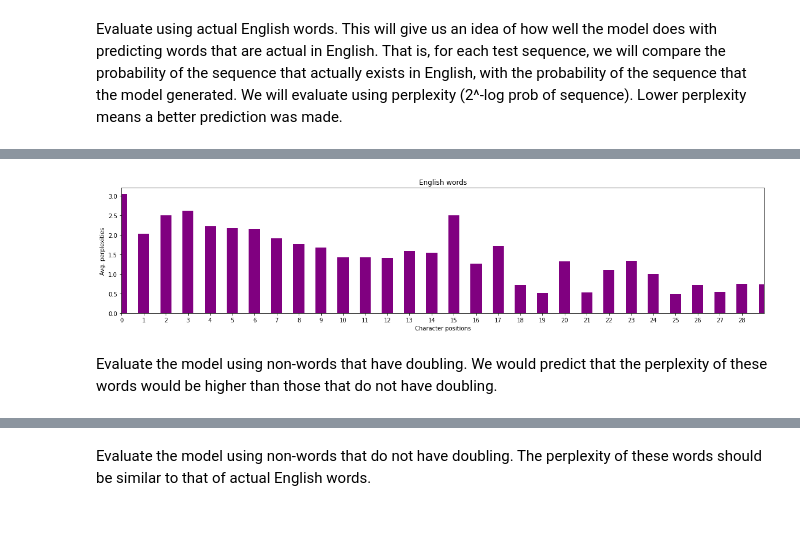
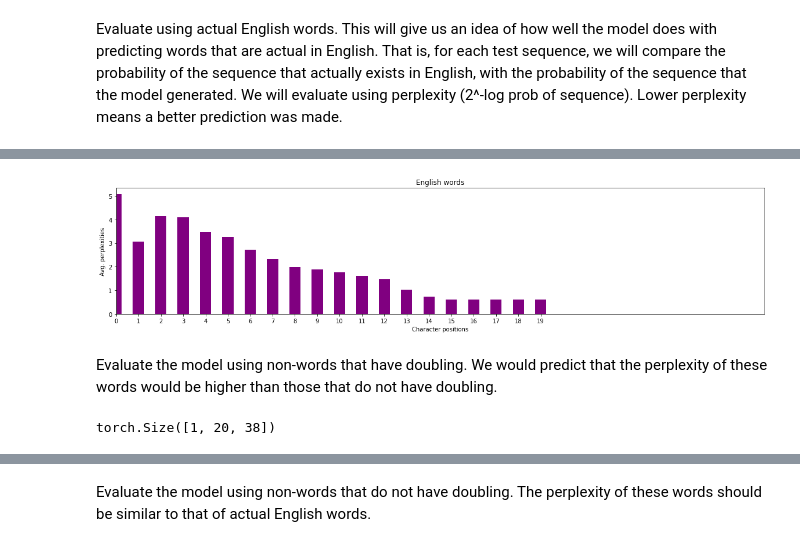
Before and after one commit to mplatt27/Language-Model-Linguistic-Doubling-Task, a Jupyter notebook: LanguageModel.ipynb, the cells around one changed output, grey strips where cells are left out. Saved outputs shown, nothing was run; the diff lists cells and outputs as text; code cells hidden in the pictures.

Commit message:
ran with top 10000 frequent words

```diff
--- a/LanguageModel.ipynb
+++ b/LanguageModel.ipynb
@@ -860,7 +878,7 @@ Compute the loss & accuracy on the English test set using the best available mod
 That is, here we are comparing the probability distribution of possible characters that could occur
 at each position, with what actually occured.
 
-y_pred: 128 words in batch, 34 character positions in each word, 30 characters in the distribution
+y_pred: 128 words in batch, 20 character positions in each word, 38 characters in the distribution <-- NOTE THIS CHANGES WITH DIFFERENT DATASETS, BECAUSE OF HOW MANY CHARS THERE ARE
 """
 
 model.load_state_dict(torch.load(train_state['model_filename']))
@@ -891,13 +909,14 @@ for batch_index, batch_dict in enumerate(batch_generator):
     start = 0
     end = 1
     for i in range(128):
+
         word_loss = sequence_loss(y_pred[start:end,:],batch_dict['y_target'][start:end,:], mask_index)
 
         # reconstruct the word
         word = ""
         start_pos = 0
         end_pos = 1
-        for j in range(34):
+        for j in range(20):
             curr_char_index = batch_dict['y_target'][i][j].item()
             if curr_char_index >= 4:
                 curr_char = vectorizer.char_vocab._idx_to_token[curr_char_index]
@@ -955,38 +996,38 @@ for batch, char_dict in position_perplexities.items():
             avgs[ch] += p
         else:
             avgs[ch] = p
-avgs = {k: v / 34 for k, v in avgs.items()}
+avgs = {k: v / 20 for k, v in avgs.items()} # change this for num of chars
 
 # plot
 df = pd.DataFrame(list(avgs.items()), columns=['Character Positions', 'English'])
 plt.bar(df['Character Positions'], df['English'], color='purple', width=0.5)
 plt.title('English words')
 plt.xlabel('Character positions')
 plt.ylabel('Avg. perplexities')
 plt.xlim(0,29)
-plt.xticks(np.arange(0, 29, 1))
+plt.xticks(np.arange(0, 20, 1))
 plt.rcParams["figure.figsize"] = (20, 4)
 plt.show()
 print('\n')
 
 # note that many of the character positions at the end are not real. Since
 # the model needs each word to be the same length, a "mask" character is created
 # for shorter words, and that probability is not counted overall when looking
 # at the probabilty of that word. So the end of the graph doesn't tell us a ton.
 
 # Each word should have high perplexity in the beginning, because the more
 # observations that a model sees, the less "perlexed" it will be, and it has
 # observed little in the beginning of the word. As we get farther into the word
 # perplexity should decrease. This isn't happening right now, but a lot of
 # the words aren't very representative of English.
 
 # However, I would guess that for doubling words, the model would get more
 # perplexed towards the end of the word as well, when the doubling occurs,
 # as doubling is not expected. I'm not sure how the non-words without doubling
 # will perform. They may have higher perpelxity than the actual English words,
 # but lower than the non-words with doubling.
 # %% [output]
-[figure, old version]
+[figure, new version]
 # %% [markdown]
 Evaluate the model using non-words that have doubling. We would predict that the perplexity of these words would be higher than those that do not have doubling.
 # %%
@@ -1057,6 +1098,10 @@ for batch_index, batch_dict in enumerate(batch_generator):
 
 train_state['test_loss'] = running_loss
 train_state['test_acc'] = running_acc
+# %%
+y_pred.shape
+# %% [output]
+torch.Size([1, 20, 38])
 # %%
 # print the loss, perplexity, and accuracy for the doubling set overall
 print("Test loss: {};".format(train_state['test_loss']))
```
Also changed, not shown: parts of 14 cells of this notebook.
